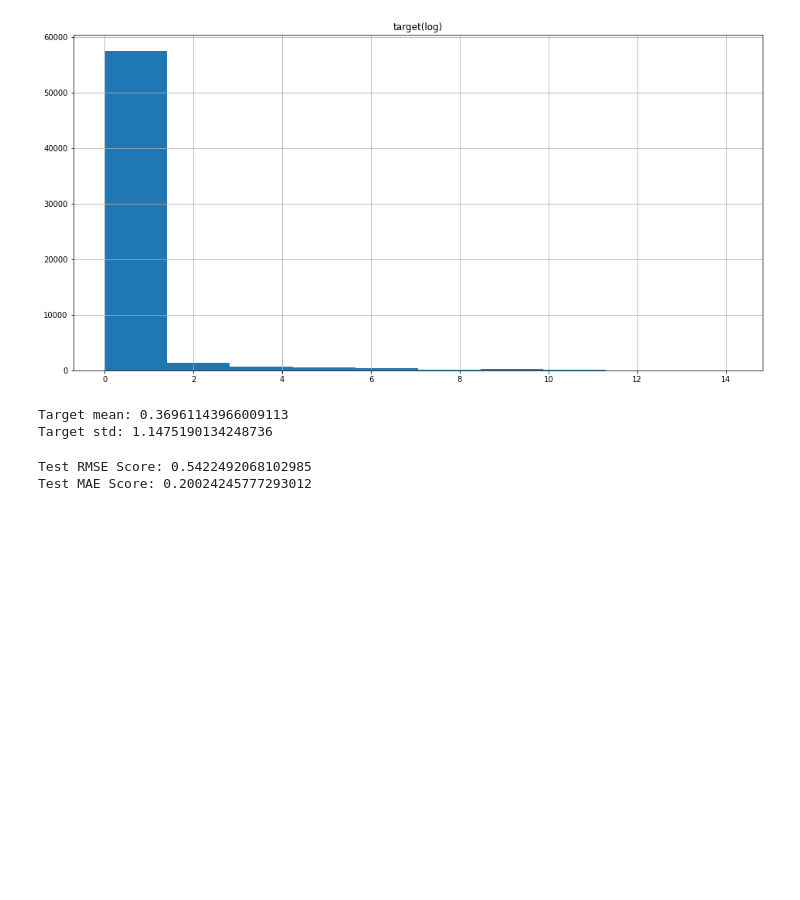
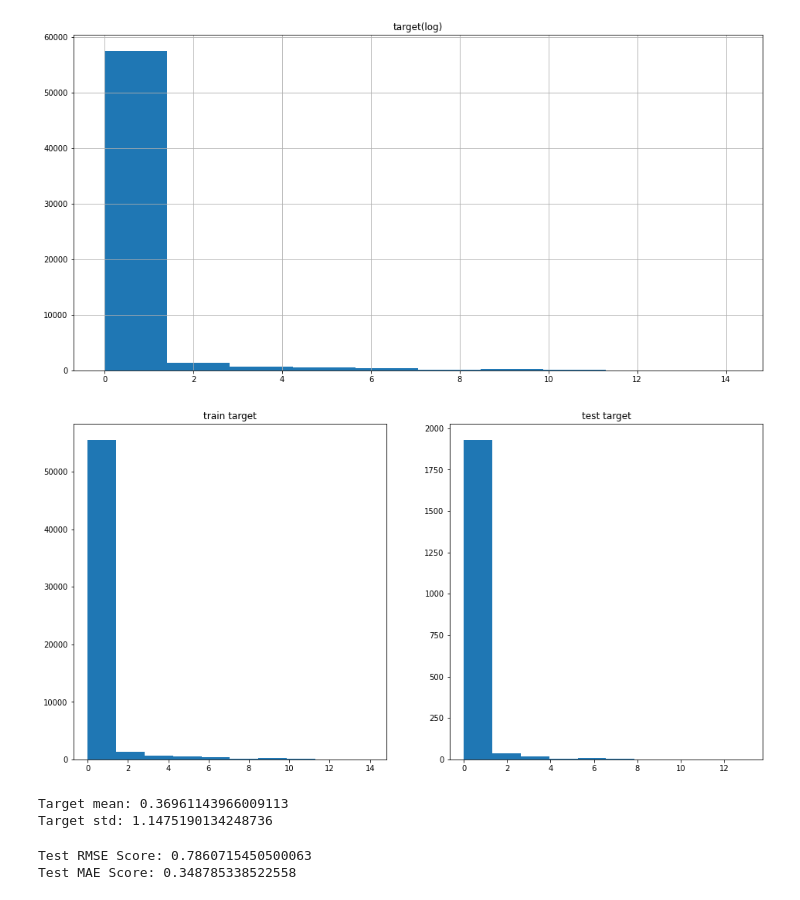
Before and after one commit to nft-appraiser/nft-appraiser-ml, a Jupyter notebook: notebooks/taskB_eval.ipynb, the cells around one changed output. Saved outputs shown, nothing was run; the diff lists cells and outputs as text; code cells hidden in the pictures; blank space fills up the shorter version.

```diff
--- a/notebooks/taskB_eval.ipynb
+++ b/notebooks/taskB_eval.ipynb
@@ -67,0 +71,10 @@ COMET INFO: Experiment is live on comet.ml https://www.comet.ml/nft-appraiser/nf
+# %%
+# テスト用のコレクションデータを決める
+# テスト用のコレクションが2000，データ数としても2000になっている．
+count_df = pd.DataFrame(df['asset.collection.name'].value_counts())
+count_df['collection_name'] = count_df.index.values
+count_df = count_df.rename(columns={"asset.collection.name": "data_count"}).iloc[::-1, :].reset_index(drop=True)
+count_df['data_cumsum'] = count_df['data_count'].cumsum()
+count_df
+
+test_collections = count_df.query("data_cumsum <= 2000")['collection_name'].values
@@ -68,8 +83,15 @@ COMET INFO: Experiment is live on comet.ml https://www.comet.ml/nft-appraiser/nf
 # %%
-path_list = df['full_path'].values
-target = df['target'].values
-train_path_list, test_path_list, train_y, test_y =\
-    train_test_split(path_list, target, test_size=0.1, random_state=6174)
+# テストデータかどうかフラグをつける（1はテストデータ）
+df['test_flag'] = df['asset.collection.name'].isin(test_collections).astype(int).values
+
+train_df = df.query("test_flag == 0")
+test_df = df.query("test_flag == 1")
+
+train_path_list = train_df['full_path'].values
+train_y = train_df['target'].values
+
+test_path_list = test_df['full_path'].values
+test_y = test_df['target'].values
 
 model_B = train(train_path_list, train_y, losses.mean_squared_error)
 # %% [output]
@@ -118,6 +140,16 @@ plt.grid(True)
 plt.show()
 # %% [output]
 [figure]
+# %%
+f, ax = plt.subplots(nrows=1, ncols=2, figsize=(16, 8))
+ax = ax.flatten()
+ax[0].hist(train_df['target'])
+ax[0].set_title("train target")
+ax[1].hist(test_df['target'])
+ax[1].set_title("test target")
+plt.show()
+# %% [output]
+[figure, added]
 # %%
 print(f"Target mean: {df['target'].mean()}")
 print(f"Target std: {df['target'].std()}")
@@ -135,5 +167,5 @@ mae_score = mean_absolute_error(test_y, pred)
 print(f"Test RMSE Score: {rmse_score}")
 print(f"Test MAE Score: {mae_score}")
 # %% [output]
-Test RMSE Score: 0.5422492068102985
-Test MAE Score: 0.20024245777293012
+Test RMSE Score: 0.7860715450500063
+Test MAE Score: 0.348785338522558
```
Also changed, not shown: parts of 7 cells of this notebook.
